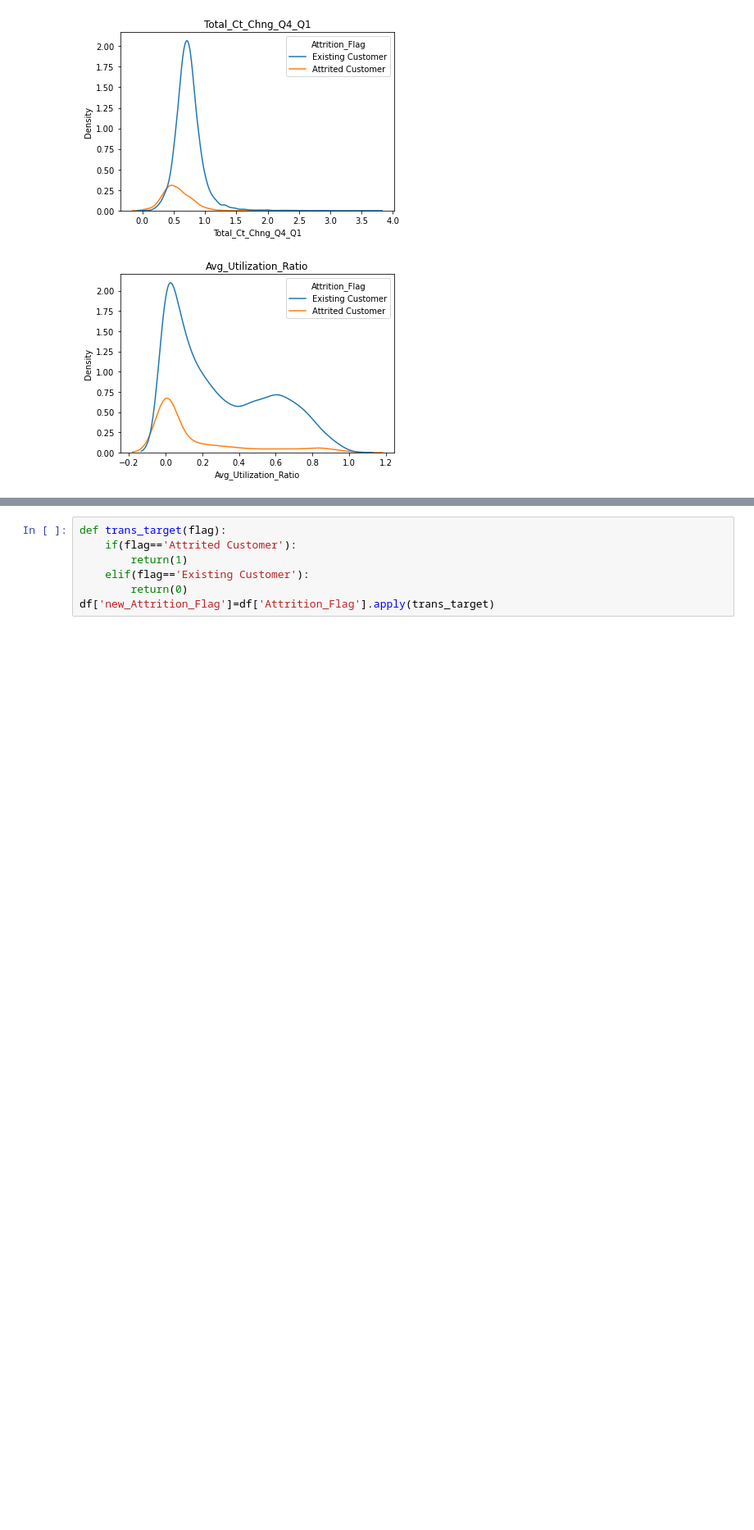
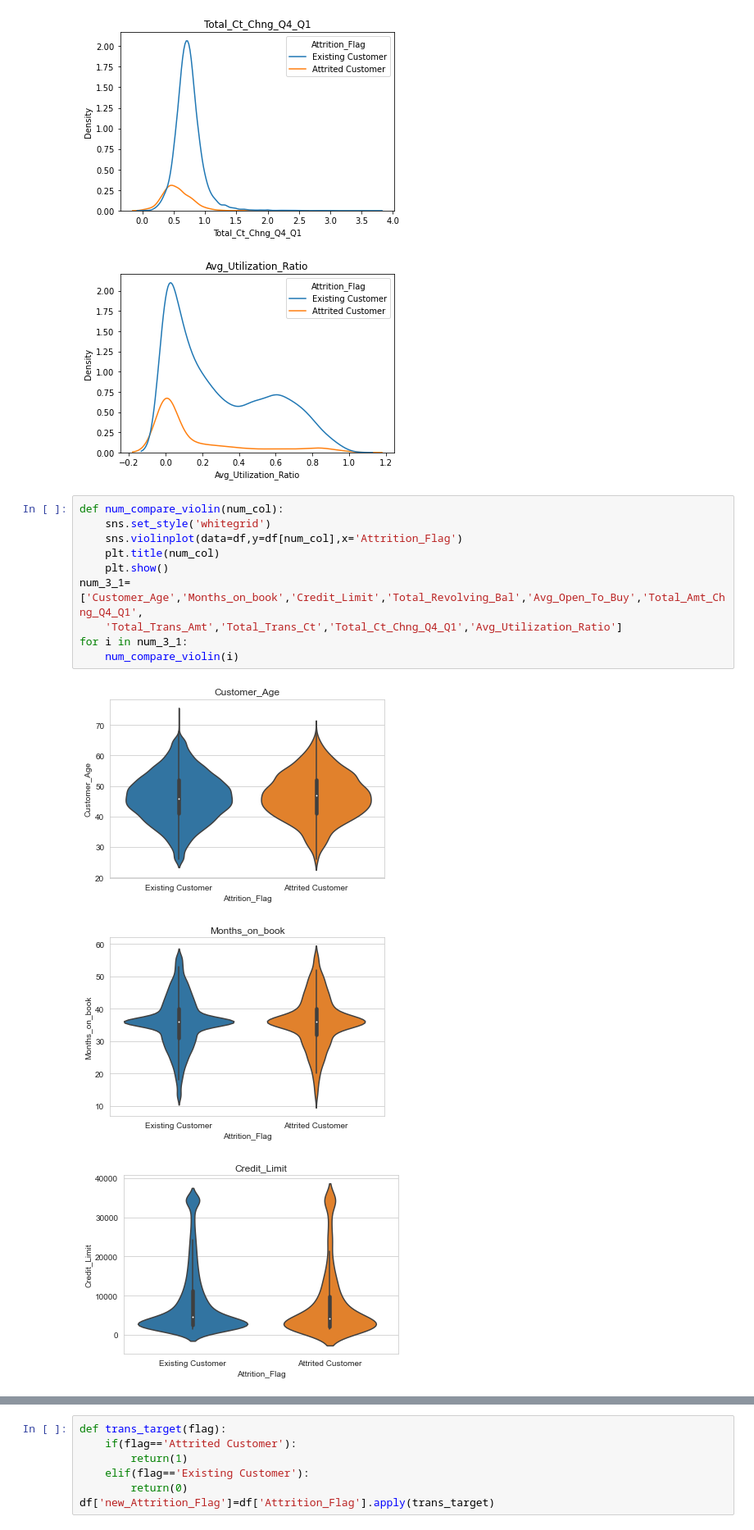
Before and after one commit to jason272727/Side-Project, a Jupyter notebook: Project2.ipynb, the cells around one changed output, grey strips where cells are left out. Shown at 82% size. Saved outputs shown, nothing was run; the diff lists cells and outputs as text; blank space fills up the shorter version.

```diff
--- a/Project2.ipynb
+++ b/Project2.ipynb
@@ -206,3 +206,17 @@ for i in num_2_1:
 [figure]
 [figure]
 [figure]
+# %%
+def num_compare_violin(num_col):
+    sns.set_style('whitegrid')
+    sns.violinplot(data=df,y=df[num_col],x='Attrition_Flag')
+    plt.title(num_col)
+    plt.show()
+num_3_1=['Customer_Age','Months_on_book','Credit_Limit','Total_Revolving_Bal','Avg_Open_To_Buy','Total_Amt_Chng_Q4_Q1',
+    'Total_Trans_Amt','Total_Trans_Ct','Total_Ct_Chng_Q4_Q1','Avg_Utilization_Ratio']
+for i in num_3_1:
+    num_compare_violin(i)
+# %% [output]
+[figure, added]
+[figure, added]
+[figure, added]
```
Also changed, not shown: parts of 8 cells of this notebook.
